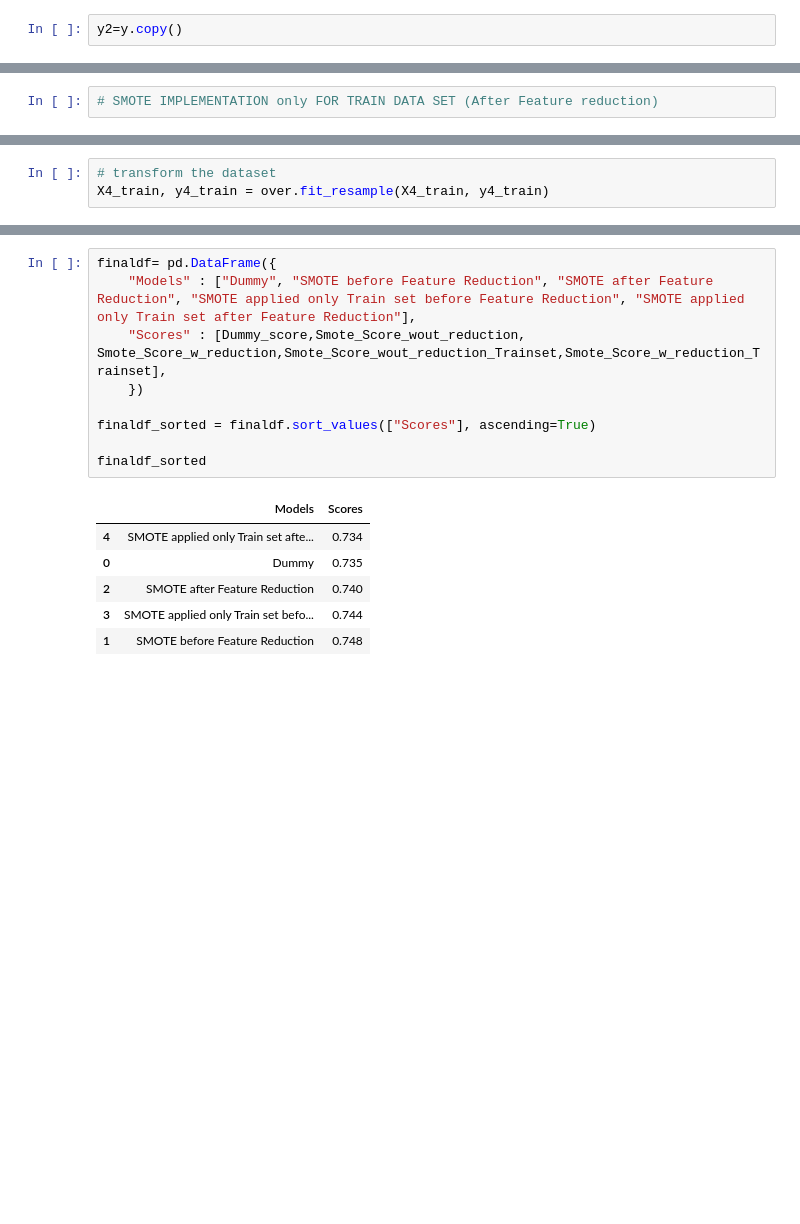
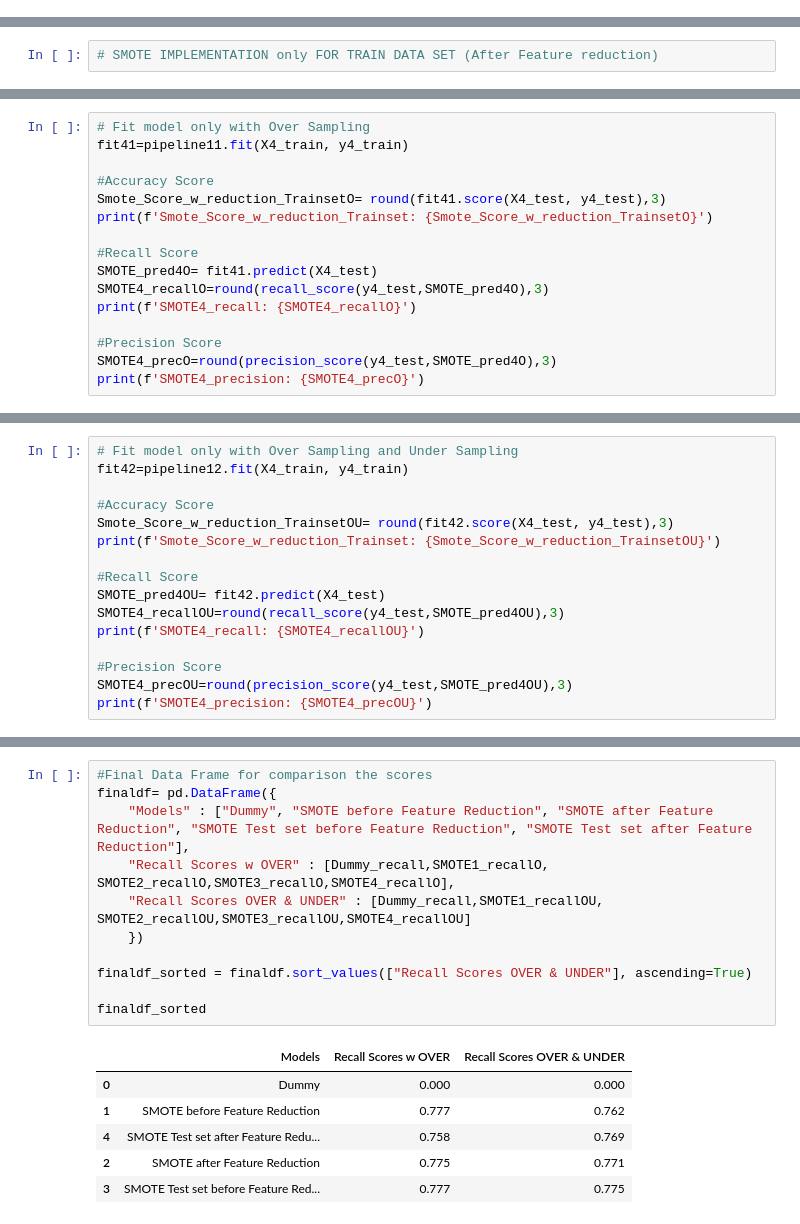
Before and after one commit to Myavuzars/MachineLearning, a Jupyter notebook: SMOTE.ipynb, the cells around one changed output, grey strips where cells are left out. Saved outputs shown, nothing was run; the diff lists cells and outputs as text; blank space fills up the shorter version.

```diff
--- a/SMOTE.ipynb
+++ b/SMOTE.ipynb
@@ -177,6 +245,4 @@ numdf =pd.DataFrame(numdf)
 X2 = pd.concat([new_catdf,numdf], axis=1 )
 X2=X2.copy()
 X4=X2.copy()
-# %%
-y2=y.copy()
 # %%
@@ -256,3 +358,0 @@ under = RandomUnderSampler(sampling_strategy=0.4)
-# %%
-# transform the dataset
-X4_train, y4_train = over.fit_resample(X4_train, y4_train)
@@ -266,0 +359,16 @@ Smote_Score_w_reduction_Trainset: 0.734
+# %%
+# Fit model only with Over Sampling
+fit41=pipeline11.fit(X4_train, y4_train)
+
+#Accuracy Score
+Smote_Score_w_reduction_TrainsetO= round(fit41.score(X4_test, y4_test),3)
+print(f'Smote_Score_w_reduction_Trainset: {Smote_Score_w_reduction_TrainsetO}')
+
+#Recall Score
+SMOTE_pred4O= fit41.predict(X4_test)
+SMOTE4_recallO=round(recall_score(y4_test,SMOTE_pred4O),3)
+print(f'SMOTE4_recall: {SMOTE4_recallO}')
+
+#Precision Score
+SMOTE4_precO=round(precision_score(y4_test,SMOTE_pred4O),3)
+print(f'SMOTE4_precision: {SMOTE4_precO}')
@@ -266,0 +379,16 @@ Smote_Score_w_reduction_Trainset: 0.734
+# %%
+# Fit model only with Over Sampling and Under Sampling
+fit42=pipeline12.fit(X4_train, y4_train)
+
+#Accuracy Score
+Smote_Score_w_reduction_TrainsetOU= round(fit42.score(X4_test, y4_test),3)
+print(f'Smote_Score_w_reduction_Trainset: {Smote_Score_w_reduction_TrainsetOU}')
+
+#Recall Score
+SMOTE_pred4OU= fit42.predict(X4_test)
+SMOTE4_recallOU=round(recall_score(y4_test,SMOTE_pred4OU),3)
+print(f'SMOTE4_recall: {SMOTE4_recallOU}')
+
+#Precision Score
+SMOTE4_precOU=round(precision_score(y4_test,SMOTE_pred4OU),3)
+print(f'SMOTE4_precision: {SMOTE4_precOU}')
@@ -267,16 +417,18 @@ Smote_Score_w_reduction_Trainset: 0.734
 # %%
+#Final Data Frame for comparison the scores
 finaldf= pd.DataFrame({
-    "Models" : ["Dummy", "SMOTE before Feature Reduction", "SMOTE after Feature Reduction", "SMOTE applied only Train set before Feature Reduction", "SMOTE applied only Train set after Feature Reduction"],
-    "Scores" : [Dummy_score,Smote_Score_wout_reduction, Smote_Score_w_reduction,Smote_Score_wout_reduction_Trainset,Smote_Score_w_reduction_Trainset],
+    "Models" : ["Dummy", "SMOTE before Feature Reduction", "SMOTE after Feature Reduction", "SMOTE Test set before Feature Reduction", "SMOTE Test set after Feature Reduction"],
+    "Recall Scores w OVER" : [Dummy_recall,SMOTE1_recallO, SMOTE2_recallO,SMOTE3_recallO,SMOTE4_recallO],
+    "Recall Scores OVER & UNDER" : [Dummy_recall,SMOTE1_recallOU, SMOTE2_recallOU,SMOTE3_recallOU,SMOTE4_recallOU]
     })
 
-finaldf_sorted = finaldf.sort_values(["Scores"], ascending=True)
+finaldf_sorted = finaldf.sort_values(["Recall Scores OVER & UNDER"], ascending=True)
 
 finaldf_sorted
 # %% [output]
-|  | Models | Scores |
-| 4 | SMOTE applied only Train set afte... | 0.734 |
-| 0 | Dummy | 0.735 |
-| 2 | SMOTE after Feature Reduction | 0.740 |
-| 3 | SMOTE applied only Train set befo... | 0.744 |
-| 1 | SMOTE before Feature Reduction | 0.748 |
+|  | Models | Recall Scores w OVER | Recall Scores OVER & UNDER |
+| 0 | Dummy | 0.000 | 0.000 |
+| 1 | SMOTE before Feature Reduction | 0.777 | 0.762 |
+| 4 | SMOTE Test set after Feature Redu... | 0.758 | 0.769 |
+| 2 | SMOTE after Feature Reduction | 0.775 | 0.771 |
+| 3 | SMOTE Test set before Feature Red... | 0.777 | 0.775 |
```
Also changed, not shown: parts of 48 cells of this notebook.
